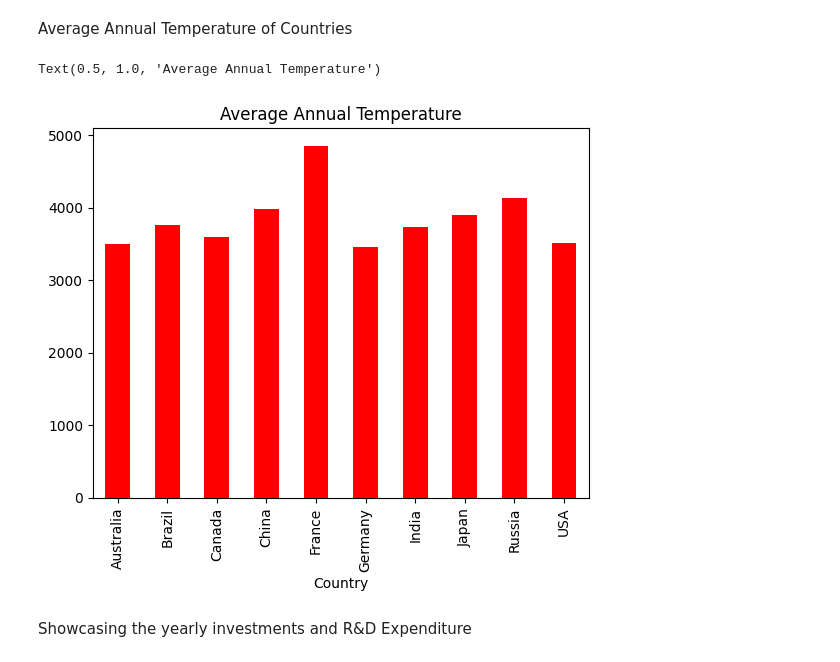
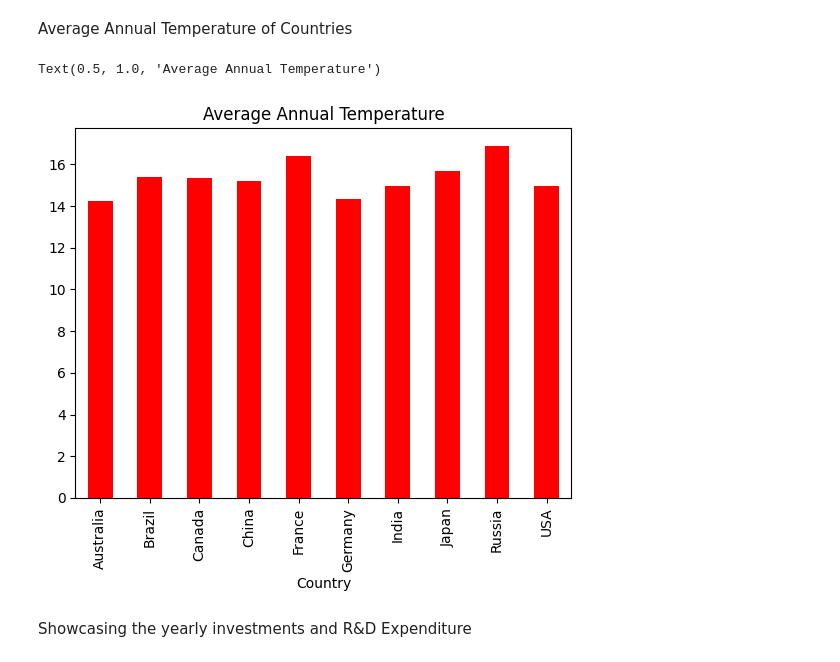
Before and after one commit to Krishna13M/Analyzing-Renewable-Energy-Data-, a Jupyter notebook: Renewable Energy Project.ipynb, the cells around one changed output. Saved outputs shown, nothing was run; the diff lists cells and outputs as text; code cells hidden in the pictures.

```diff
--- a/Renewable Energy Project.ipynb
+++ b/Renewable Energy Project.ipynb
@@ -41,7 +41,9 @@ dtype: int64
 # %% [markdown]
 Cleaning the data by removing non-informative columns for analyses
 # %%
-rem=['Import Tariffs on Energy Equipment','Wind Speed','Annual Rainfall','Public-Private Partnerships in Energy','Renewable Energy Education Programs','Local Manufacturing Capacity','Political Stability','Ease of Doing Business','Technology Transfer Agreements','Corruption Perception Index','Solar Irradiance','Rule of Law','Control of Corruption']
+rem=['Import Tariffs on Energy Equipment','Wind Speed','Annual Rainfall','Public-Private Partnerships in Energy',
+'Renewable Energy Education Programs','Local Manufacturing Capacity','Political Stability','Ease of Doing Business',
+'Technology Transfer Agreements','Corruption Perception Index','Solar Irradiance','Rule of Law','Control of Corruption']
 renergy=Renergy.drop(columns=rem)
 # %% [markdown]
 Showcasing the types of energy and their utilization
@@ -86,11 +88,11 @@ Text(0.5, 0, 'Years')
 # %% [markdown]
 Average Annual Temperature of Countries
 # %%
-renergy.groupby('Country')['Average Annual Temperature'].sum().plot(kind='bar',color='red')
+renergy.groupby('Country')['Average Annual Temperature'].mean().plot(kind='bar',color='red')
 plt.title('Average Annual Temperature')
 # %% [output]
 Text(0.5, 1.0, 'Average Annual Temperature')
-[figure, old version]
+[figure, new version]
 # %% [markdown]
 Showcasing the yearly investments and R&D Expenditure
 # %%
```
Also changed, not shown: parts of 10 cells of this notebook.
